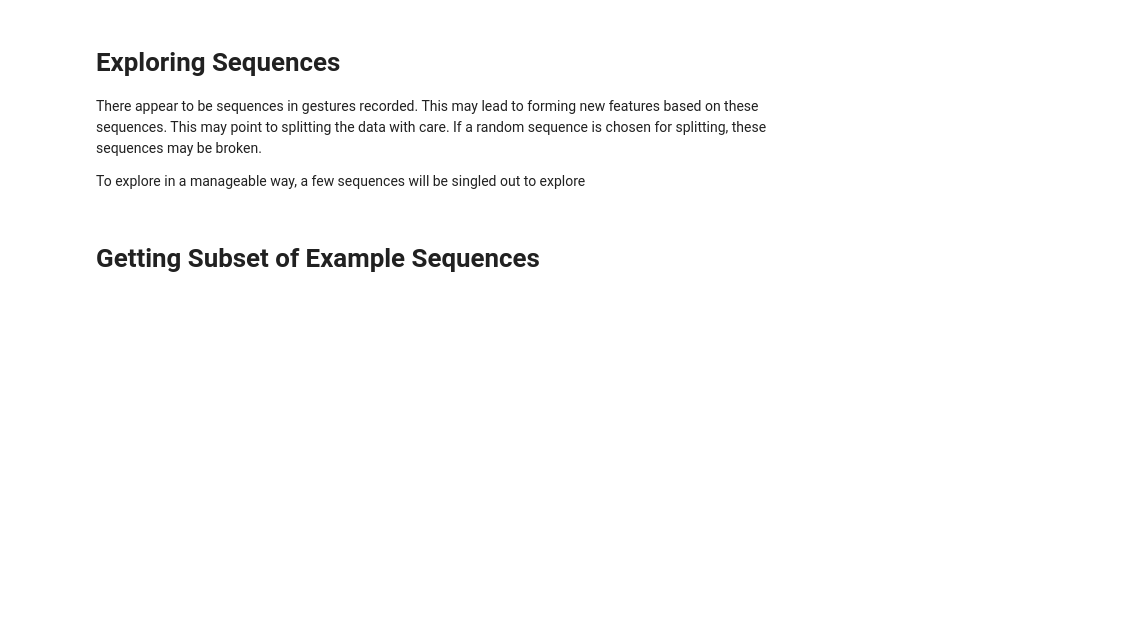
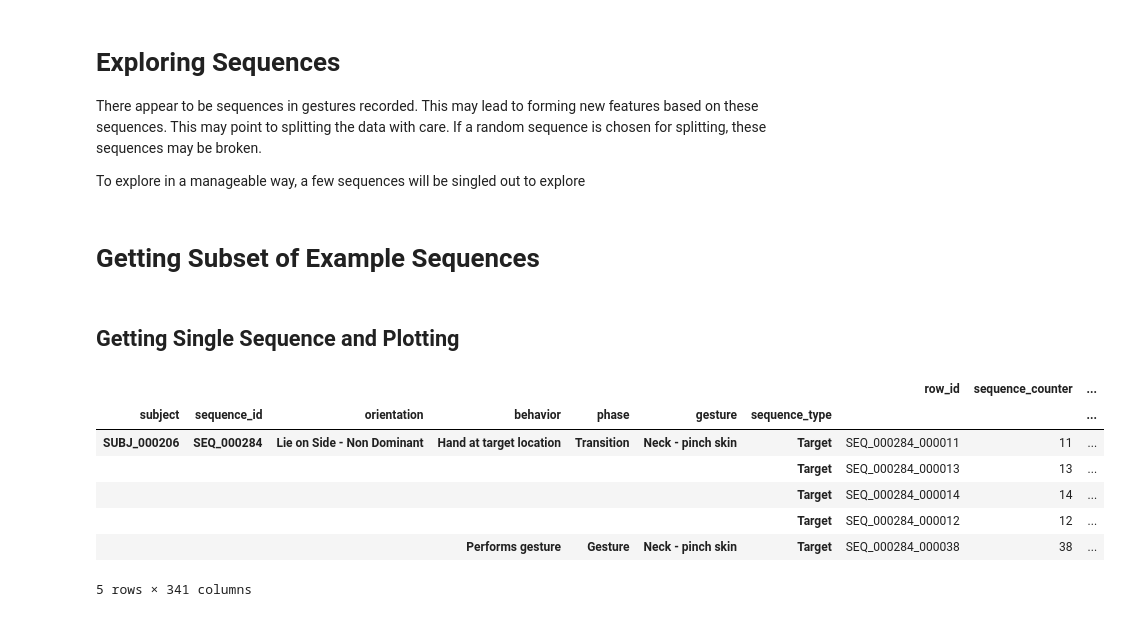
Before and after one commit to RevLmt/CMI-Wrist-System, a Jupyter notebook: exploration/Exploring_Sequences.ipynb, the cells around one changed output. Saved outputs shown, nothing was run; the diff lists cells and outputs as text; code cells hidden in the pictures; blank space fills up the shorter version.

```diff
--- a/exploration/Exploring_Sequences.ipynb
+++ b/exploration/Exploring_Sequences.ipynb
@@ -9,7 +9,8 @@ from pathlib import Path
 # %% [markdown]
 # Getting Subset of Example Sequences
 # %%
-dir = Path("~/Data")
+dir = Path("~/Documents/Kaggle_Data")
 dir = dir / "CMI-Wrist"
 # %%
-df_m = pd.read_pickle(dir / "train_merged.pkl")
+df_X = pd.read_pickle(dir / "X_train_explore.pkl")
+df_y = pd.read_pickle(dir / "y_train_explore.pkl")
@@ -16 +19,3 @@ df_m = pd.read_pickle(dir / "train_merged.pkl")
+# %% [markdown]
+## Getting Single Sequence and Plotting
 # %%
@@ -18,3 +25,13 @@ df_m[df_m['subject']== 'SUBJ_059520']
 # %%
-df_seqs = df_m[['subject','sequence_id','orientation','behavior','phase','gesture']]
+df_seqs = df_m.set_index(index_cols).sort_index()
+df_seqs.head()
+# %% [output]
+|  |  |  |  |  |  |  | row_id | sequence_counter | ... |
+| subject | sequence_id | orientation | behavior | phase | gesture | sequence_type |  |  | ... |
+| SUBJ_000206 | SEQ_000284 | Lie on Side - Non Dominant | Hand at target location | Transition | Neck - pinch skin | Target | SEQ_000284_000011 | 11 | ... |
+|  |  |  |  |  |  | Target | SEQ_000284_000013 | 13 | ... |
+|  |  |  |  |  |  | Target | SEQ_000284_000014 | 14 | ... |
+|  |  |  |  |  |  | Target | SEQ_000284_000012 | 12 | ... |
+|  |  |  | Performs gesture | Gesture | Neck - pinch skin | Target | SEQ_000284_000038 | 38 | ... |
+5 rows × 341 columns
 # %%
```
Also changed, not shown: parts of 13 cells of this notebook.
